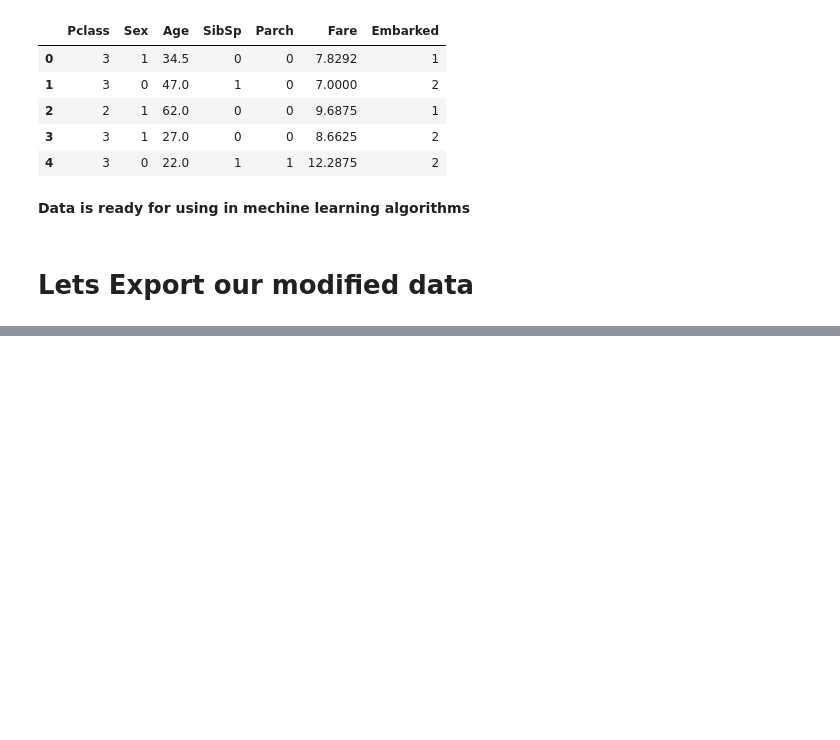
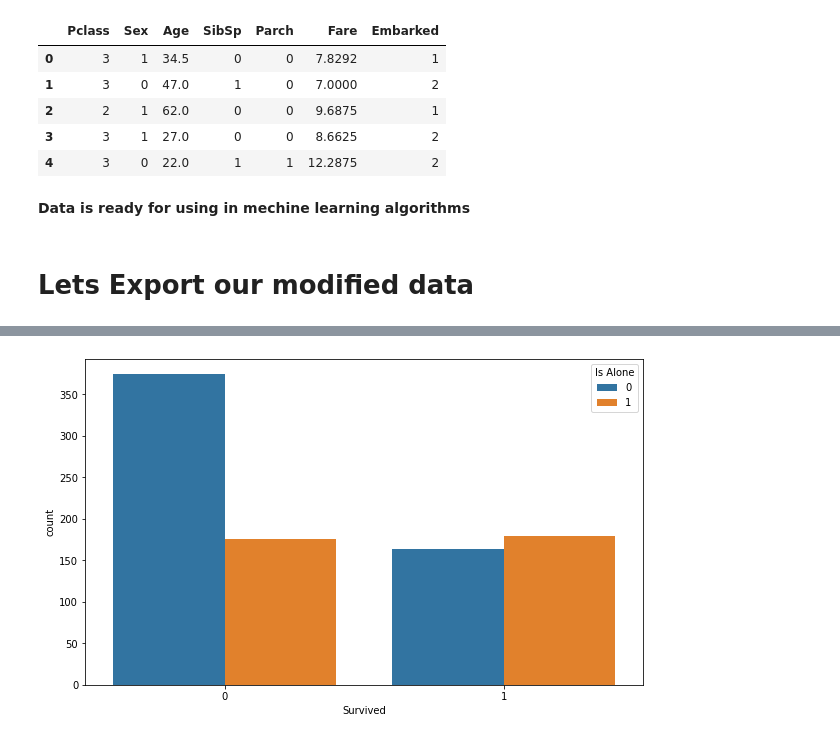
Before and after one commit to MinhazBicon/Titanic, a Jupyter notebook: Analysis.ipynb, the cells around one changed output, grey strips where cells are left out. Saved outputs shown, nothing was run; the diff lists cells and outputs as text; code cells hidden in the pictures; blank space fills up the shorter version.

```diff
--- a/Analysis.ipynb
+++ b/Analysis.ipynb
@@ -415,0 +482,19 @@ test_final.to_csv('Mod_1_test.csv',index=False)
+# %%
+train_modified['Family member'] = family_member_train
+test_modified['Family member'] = family_member_test
+# %%
+def is_alone(column):
+    if column > 0:
+        return 1 # 1 for no
+    else:
+        return 0 # 0 for alone
+# %%
+isalone_train = train_modified['Family member'].apply(is_alone)
+isalone_test = test_modified['Family member'].apply(is_alone)
+# %%
+train_modified['Is Alone'] = isalone_train
+test_modified['Is Alone'] = isalone_test
+# %%
+count_plot('Survived',train_modified,'Is Alone')
+# %% [output]
+[figure, added]
```
Also changed, not shown: parts of 52 cells of this notebook, 3 other files.
